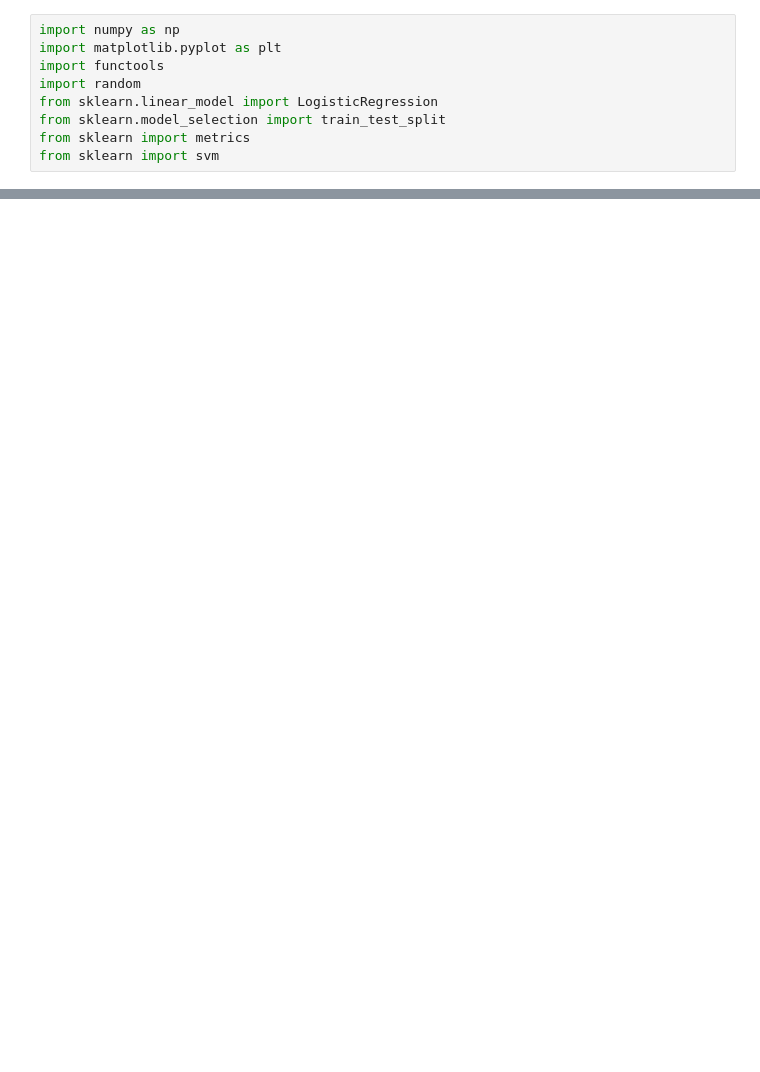
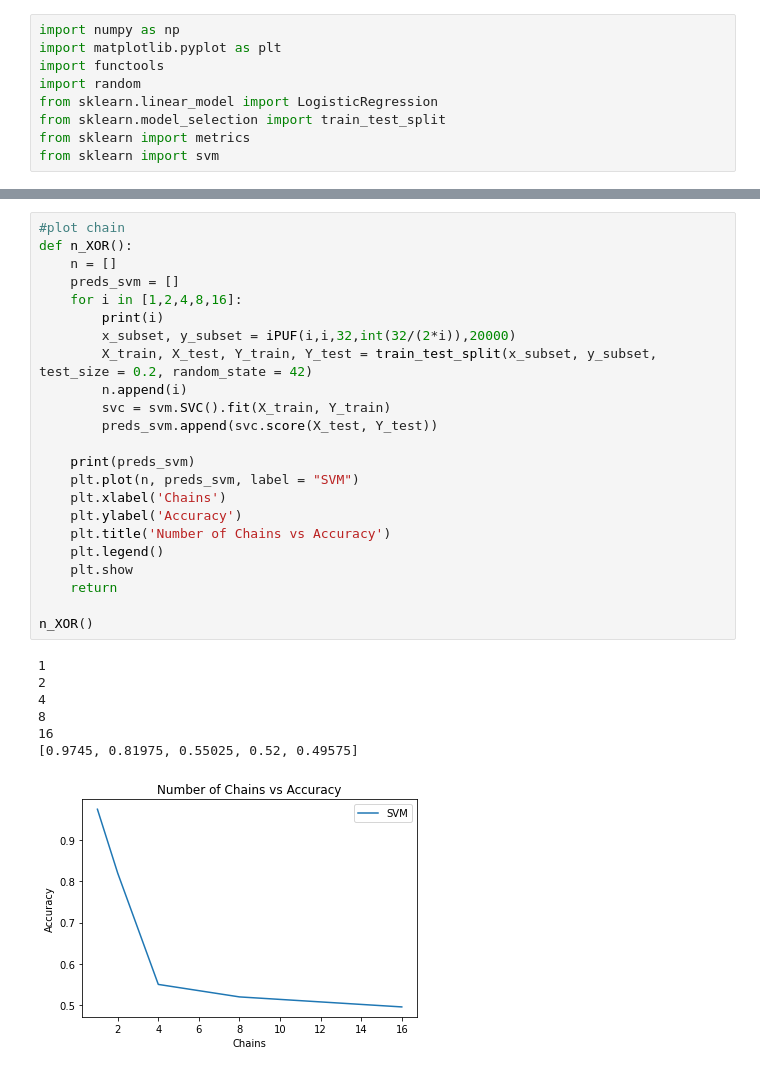
Before and after one commit to aalkaswan/Systems_Security, a Jupyter notebook: Assignment_1_3.ipynb, the cells around one changed output, grey strips where cells are left out. Cells and saved outputs as stored; diff of their text form; blank space fills up the shorter version.

```diff
--- a/Assignment_1_3.ipynb
+++ b/Assignment_1_3.ipynb
@@ -54,0 +145,31 @@ print(svc.score(X_test, Y_test))
+# %%
+#plot chain
+def n_XOR():
+    n = []
+    preds_svm = []
+    for i in [1,2,4,8,16]:
+        print(i)
+        x_subset, y_subset = iPUF(i,i,32,int(32/(2*i)),20000)
+        X_train, X_test, Y_train, Y_test = train_test_split(x_subset, y_subset, test_size = 0.2, random_state = 42)
+        n.append(i)
+        svc = svm.SVC().fit(X_train, Y_train)
+        preds_svm.append(svc.score(X_test, Y_test))
+
+    print(preds_svm)
+    plt.plot(n, preds_svm, label = "SVM")
+    plt.xlabel('Chains')
+    plt.ylabel('Accuracy')
+    plt.title('Number of Chains vs Accuracy')
+    plt.legend()
+    plt.show
+    return
+
+n_XOR()
+# %% [output]
+1
+2
+4
+8
+16
+[0.9745, 0.81975, 0.55025, 0.52, 0.49575]
+[figure, added]
```
Also changed, not shown: parts of 6 cells of this notebook, 1 other file.
